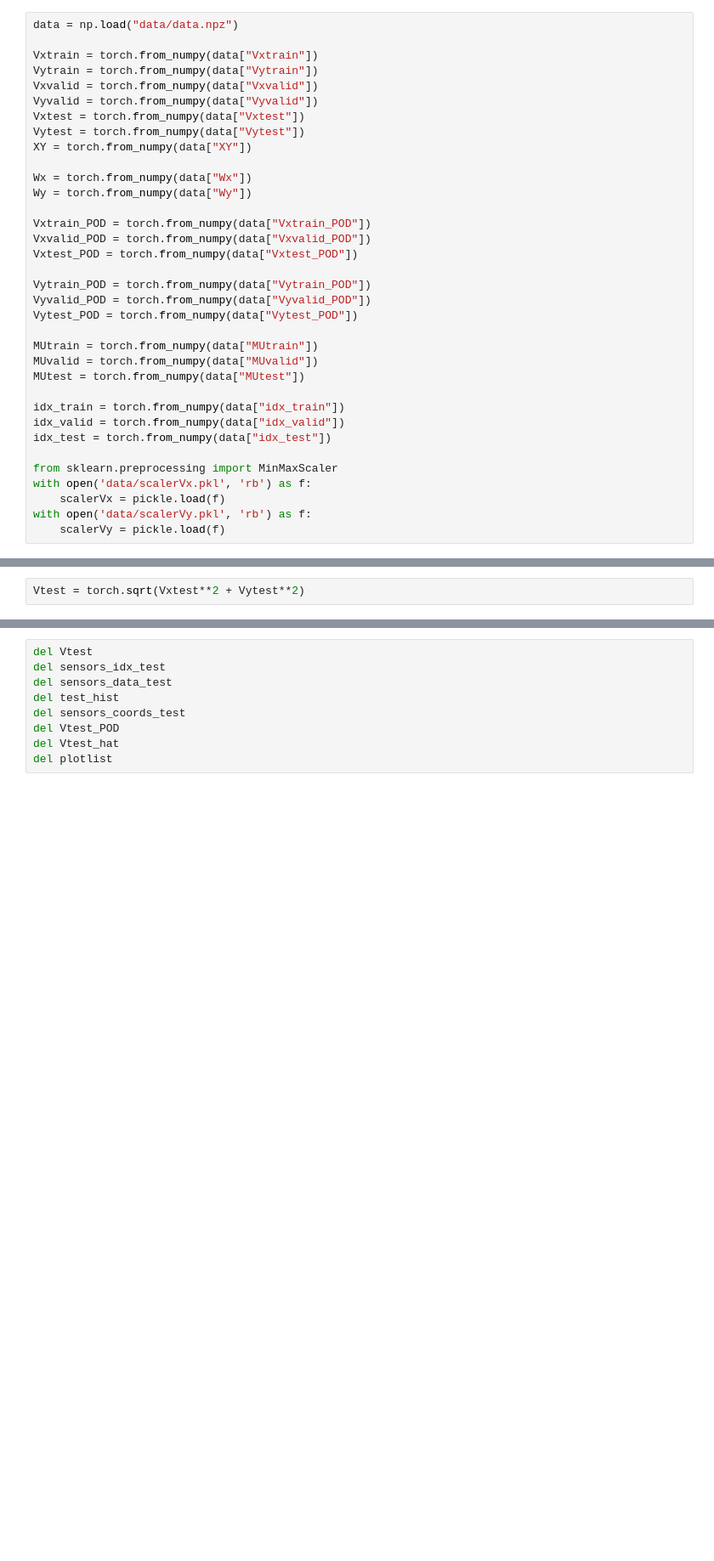
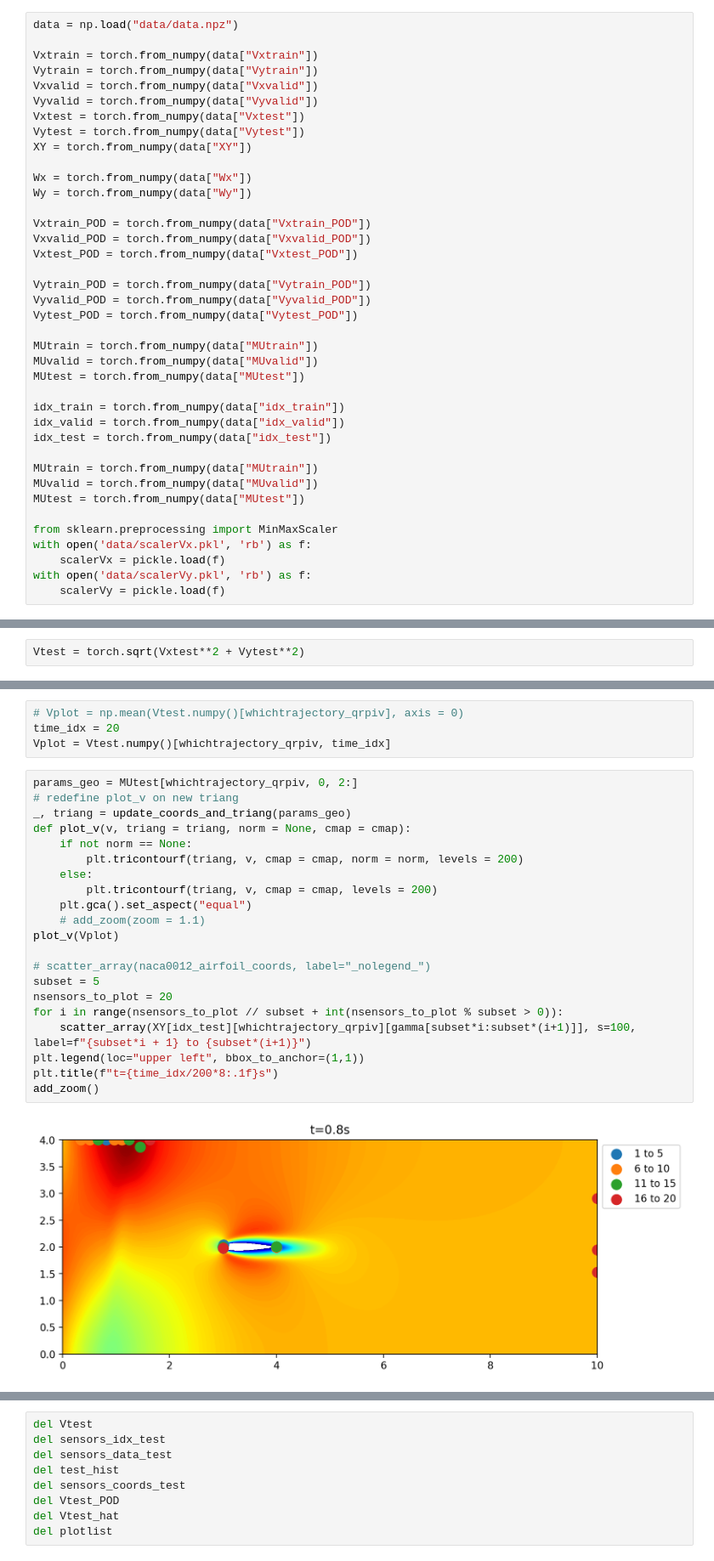
Before and after one commit to adrianoracano/mySHRED, a Jupyter notebook: mySHRED.ipynb, the cells around one changed output, grey strips where cells are left out. Shown at 85% size. Cells and saved outputs as stored; diff of their text form; blank space fills up the shorter version.

```diff
--- a/mySHRED.ipynb
+++ b/mySHRED.ipynb
@@ -696,6 +696,10 @@ idx_train = torch.from_numpy(data["idx_train"])
 idx_valid = torch.from_numpy(data["idx_valid"])
 idx_test = torch.from_numpy(data["idx_test"])
 
+MUtrain = torch.from_numpy(data["MUtrain"])
+MUvalid = torch.from_numpy(data["MUvalid"])
+MUtest = torch.from_numpy(data["MUtest"])
+
 from sklearn.preprocessing import MinMaxScaler
 with open('data/scalerVx.pkl', 'rb') as f:
     scalerVx = pickle.load(f)
@@ -1139,0 +1156,27 @@ def trajectories_with_sensors(yts, plot, sensors_coordinates_list,
+# %%
+# Vplot = np.mean(Vtest.numpy()[whichtrajectory_qrpiv], axis = 0)
+time_idx = 20
+Vplot = Vtest.numpy()[whichtrajectory_qrpiv, time_idx]
+# %%
+params_geo = MUtest[whichtrajectory_qrpiv, 0, 2:]
+# redefine plot_v on new triang
+_, triang = update_coords_and_triang(params_geo)
+def plot_v(v, triang = triang, norm = None, cmap = cmap):
+    if not norm == None:
+        plt.tricontourf(triang, v, cmap = cmap, norm = norm, levels = 200)
+    else:
+        plt.tricontourf(triang, v, cmap = cmap, levels = 200)
+    plt.gca().set_aspect("equal")
+    # add_zoom(zoom = 1.1)
+plot_v(Vplot)
+
+# scatter_array(naca0012_airfoil_coords, label="_nolegend_")
+subset = 5
+nsensors_to_plot = 20
+for i in range(nsensors_to_plot // subset + int(nsensors_to_plot % subset > 0)):
+    scatter_array(XY[idx_test][whichtrajectory_qrpiv][gamma[subset*i:subset*(i+1)]], s=100, label=f"{subset*i + 1} to {subset*(i+1)}")
+plt.legend(loc="upper left", bbox_to_anchor=(1,1))
+plt.title(f"t={time_idx/200*8:.1f}s")
+add_zoom()
+# %% [output]
+[figure, added]
```
Also changed, not shown: parts of 9 cells of this notebook, 1 other file.
